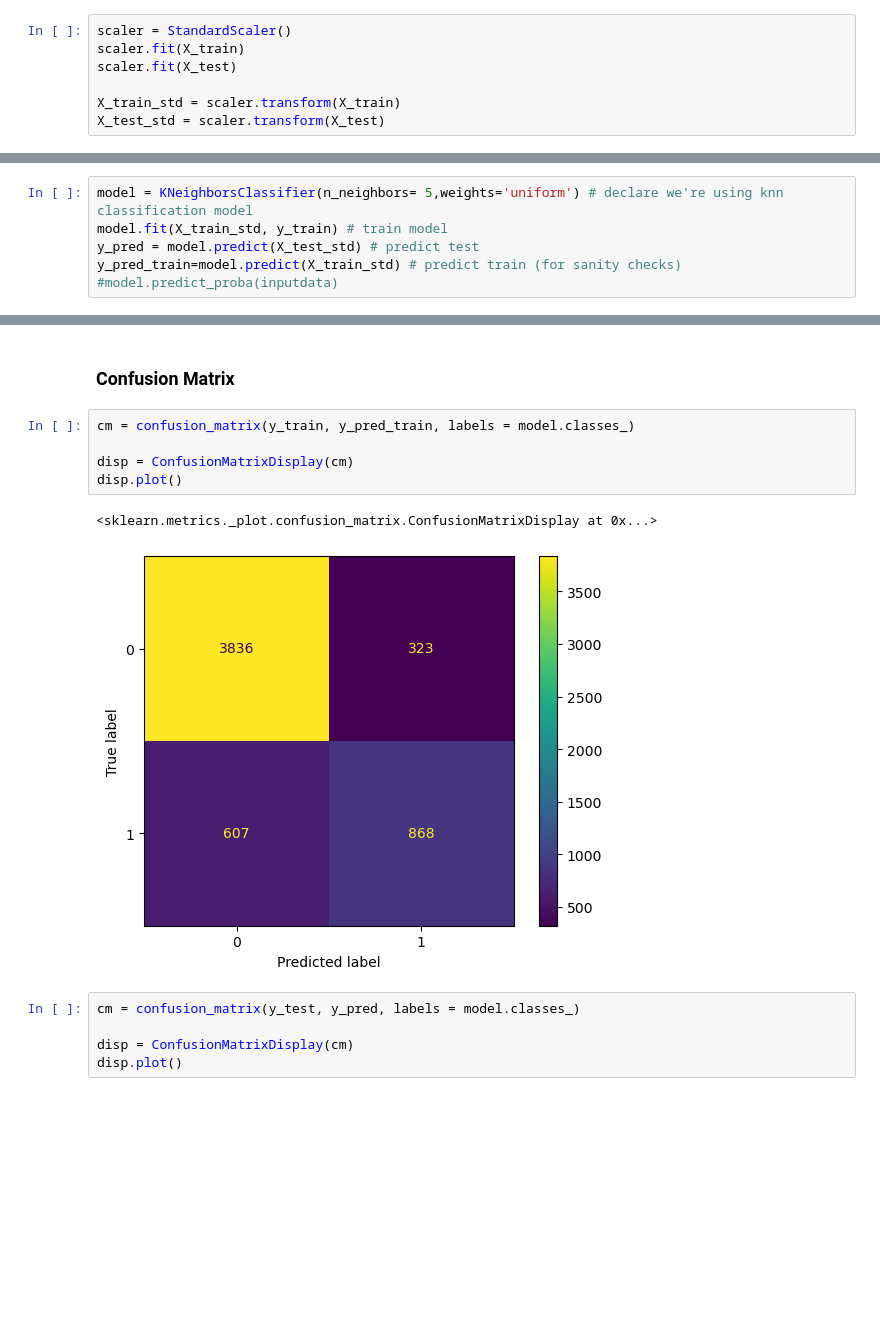
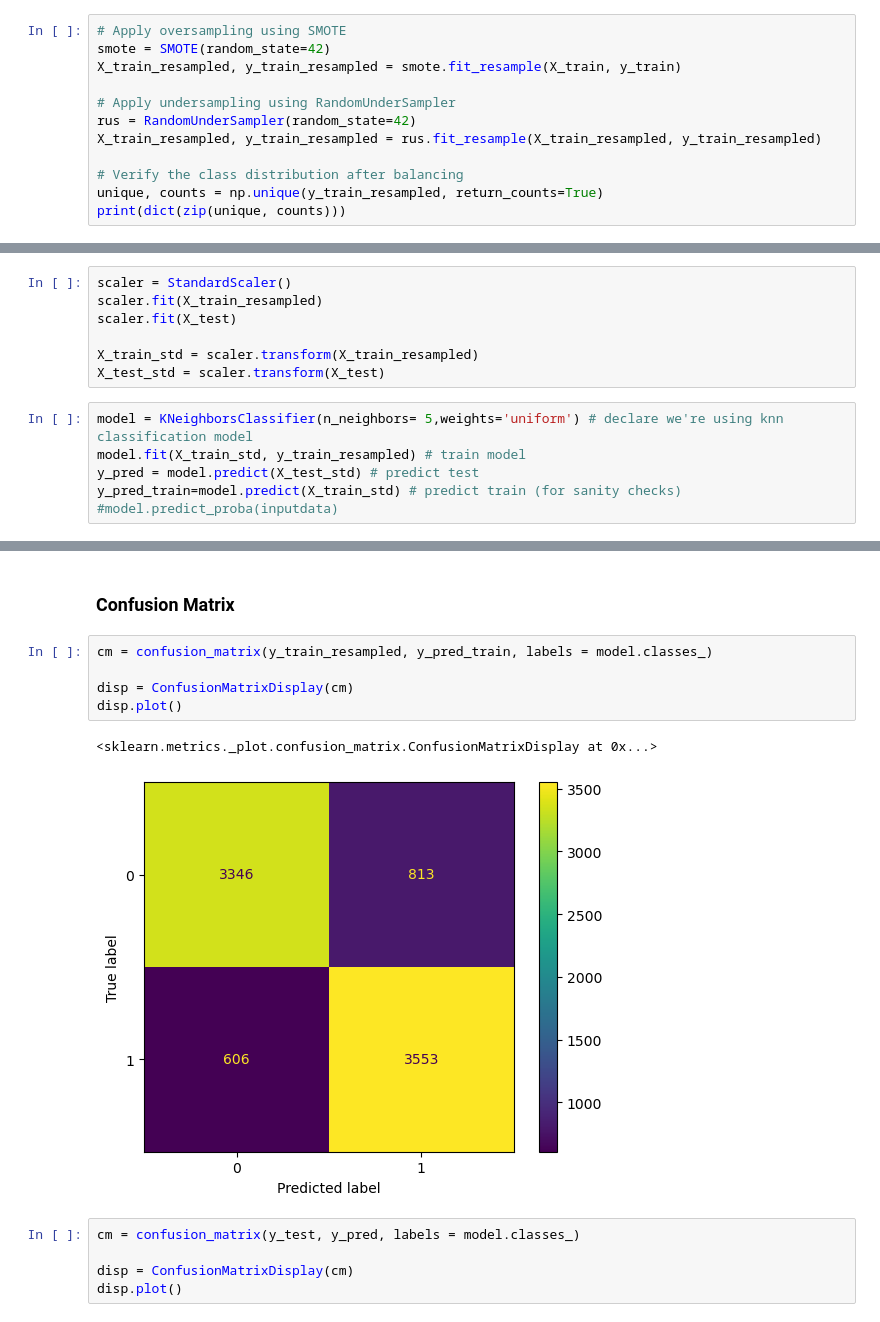
Before and after one commit to tahora-23/IH_AB_DA_FT_MAY_2023, a Jupyter notebook: Labs/7thWeek/classification.ipynb, the cells around one changed output, grey strips where cells are left out. Cells and saved outputs as stored; diff of their text form; blank space fills up the shorter version.

```diff
--- a/Labs/7thWeek/classification.ipynb
+++ b/Labs/7thWeek/classification.ipynb
@@ -203,10 +265,15 @@ TT_SPLIT = 0.2
 RAND_STATE = 123
 # %%
 X_train, X_test, y_train, y_test=train_test_split(X, y, test_size=TT_SPLIT,random_state=RAND_STATE)
-# %%
-scaler = StandardScaler()
-scaler.fit(X_train)
-scaler.fit(X_test)
-
-X_train_std = scaler.transform(X_train)
-X_test_std = scaler.transform(X_test)
+# %%
+# Apply oversampling using SMOTE
+smote = SMOTE(random_state=42)
+X_train_resampled, y_train_resampled = smote.fit_resample(X_train, y_train)
+
+# Apply undersampling using RandomUnderSampler
+rus = RandomUnderSampler(random_state=42)
+X_train_resampled, y_train_resampled = rus.fit_resample(X_train_resampled, y_train_resampled)
+
+# Verify the class distribution after balancing
+unique, counts = np.unique(y_train_resampled, return_counts=True)
+print(dict(zip(unique, counts)))
@@ -213,6 +282,13 @@ X_test_std = scaler.transform(X_test)
+# %%
+scaler = StandardScaler()
+scaler.fit(X_train_resampled)
+scaler.fit(X_test)
+
+X_train_std = scaler.transform(X_train_resampled)
+X_test_std = scaler.transform(X_test)
 # %%
 model = KNeighborsClassifier(n_neighbors= 5,weights='uniform') # declare we're using knn classification model
-model.fit(X_train_std, y_train) # train model
+model.fit(X_train_std, y_train_resampled) # train model
 y_pred = model.predict(X_test_std) # predict test
 y_pred_train=model.predict(X_train_std) # predict train (for sanity checks)
 #model.predict_proba(inputdata)
@@ -236,13 +312,13 @@ Name: Churn, dtype: int64
 # %% [markdown]
 ### Confusion Matrix
 # %%
-cm = confusion_matrix(y_train, y_pred_train, labels = model.classes_)
+cm = confusion_matrix(y_train_resampled, y_pred_train, labels = model.classes_)
 
 disp = ConfusionMatrixDisplay(cm)
 disp.plot()
 # %% [output]
 <sklearn.metrics._plot.confusion_matrix.ConfusionMatrixDisplay at 0x...>
-[figure, old version]
+[figure, new version]
 # %%
 cm = confusion_matrix(y_test, y_pred, labels = model.classes_)
 
```
Also changed, not shown: parts of 51 cells of this notebook, 3 other files.
